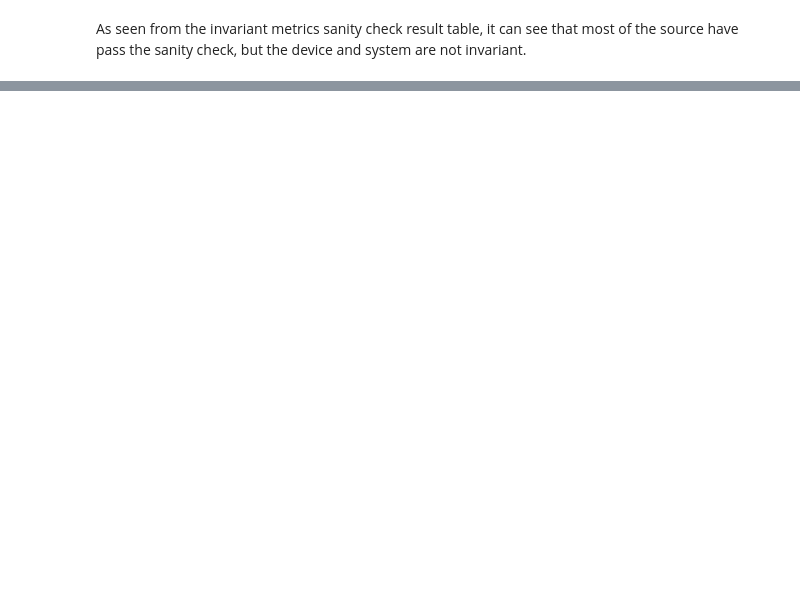
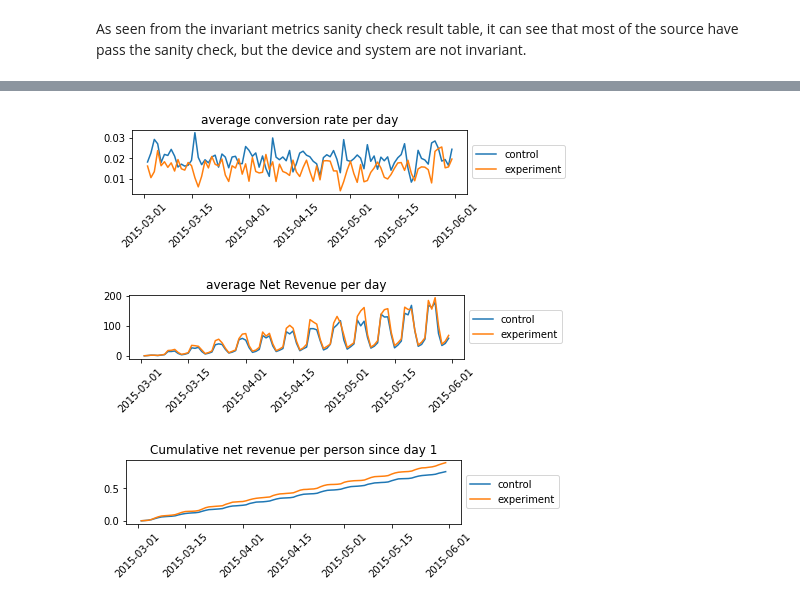
Before and after one commit to jyan83/Data_Challenges, a Jupyter notebook: Costly Conversion/Costly_Conversion.ipynb, the cells around one changed output, grey strips where cells are left out. Saved outputs shown, nothing was run; the diff lists cells and outputs as text; code cells hidden in the pictures; blank space fills up the shorter version.

```diff
--- a/Costly Conversion/Costly_Conversion.ipynb
+++ b/Costly Conversion/Costly_Conversion.ipynb
@@ -251,0 +384,44 @@ print(se_NetRevenue,me_NetRevenue,cil_NetRevenue,ciu_NetRevenue)
+# %%
+# group timestamp to day
+df_SignTest_control = df_control_notnull.groupby(pd.to_datetime(df_control_notnull['timestamp'], errors ='coerce').dt.date).agg({'converted': 'sum', 'net_revenue':'sum', 'test': 'count'}).reset_index()
+df_SignTest_experiment = df_experiment_notnull.groupby(pd.to_datetime(df_experiment_notnull['timestamp'], errors ='coerce').dt.date).agg({'converted': 'sum', 'net_revenue':'sum', 'test': 'count'}).reset_index()
+# %%
+df_control_notnull
+# combine the groups for sign test
+df_SignTest = pd.merge(df_SignTest_control, df_SignTest_experiment, on="timestamp")
+df_SignTest.head()
+df_SignTest['Conversion_cont'] = df_SignTest.converted_x/df_SignTest.test_x
+df_SignTest['Conversion_exp'] = df_SignTest.converted_y/df_SignTest.test_y
+df_SignTest['NetRevenue_cont'] = df_SignTest.net_revenue_x.cumsum()/df_SignTest.test_x
+df_SignTest['NetRevenue_exp'] = df_SignTest.net_revenue_y.cumsum()/df_SignTest.test_y
+df_SignTest = df_SignTest.fillna(0)
+
+# visualization
+plt.clf()
+ax = plt.subplot(311)
+plt.plot(df_SignTest['timestamp'], df_SignTest['Conversion_cont'], label = 'control')
+plt.plot(df_SignTest['timestamp'], df_SignTest['Conversion_exp'], label = 'experiment')
+plt.xticks(rotation=45)
+plt.title('average conversion rate per day')
+plt.legend(loc='center left', bbox_to_anchor=(1.0, 0.5))
+plt.show()
+
+ax = plt.subplot(312)
+plt.plot(df_SignTest['timestamp'], df_SignTest['NetRevenue_cont'], label = 'control')
+plt.plot(df_SignTest['timestamp'], df_SignTest['NetRevenue_exp'], label = 'experiment')
+plt.xticks(rotation=45)
+plt.title('average Net Revenue per day')
+plt.legend(loc='center left', bbox_to_anchor=(1.0, 0.5))
+plt.show()
+
+ax = plt.subplot(313)
+plt.plot(df_SignTest['timestamp'], df_SignTest['NetRevenue_cont']*df_SignTest.test_x/N_con, label = 'control')
+plt.plot(df_SignTest['timestamp'], df_SignTest['NetRevenue_exp']*df_SignTest.test_y/N_exp, label = 'experiment')
+plt.xticks(rotation=45)
+plt.title('Cumulative net revenue per person since day 1')
+plt.legend(loc='center left', bbox_to_anchor=(1.0, 0.5))
+plt.show()
+# %% [output]
+[figure, added]
+[figure, added]
+[figure, added]
```
Also changed, not shown: parts of 31 cells of this notebook.
